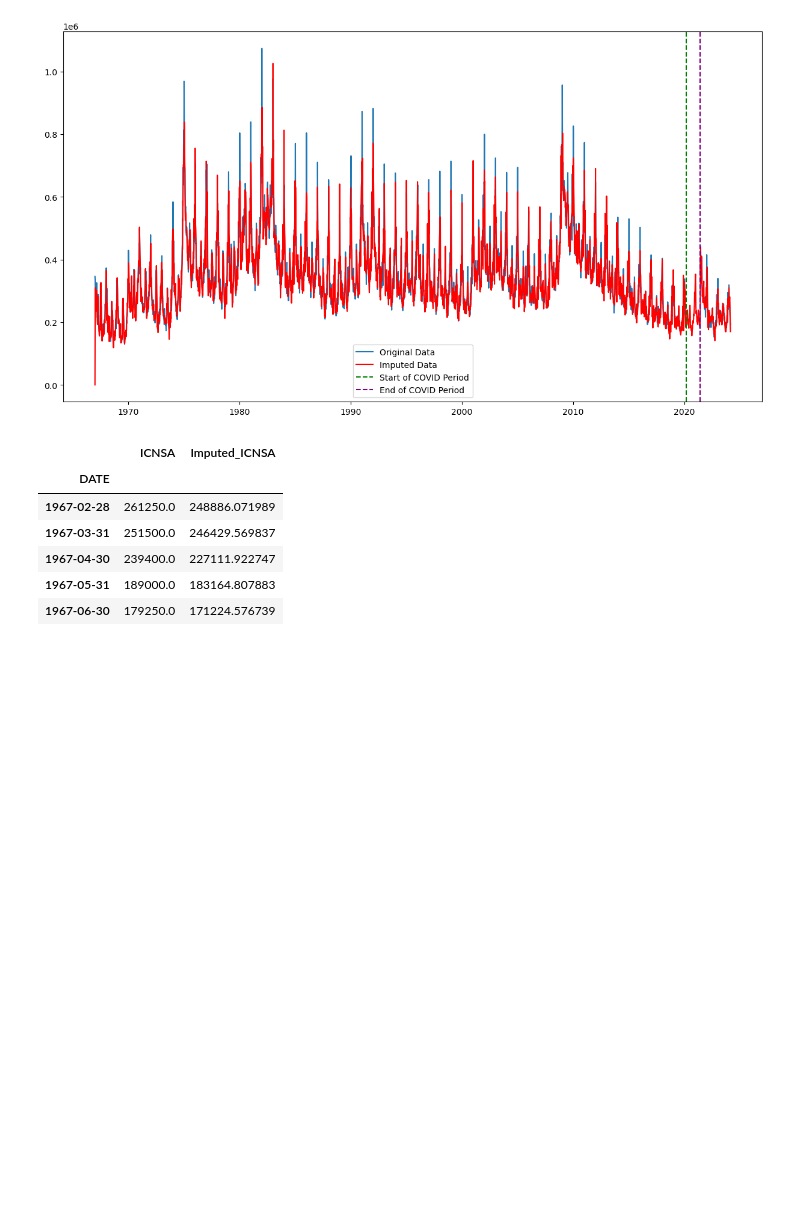
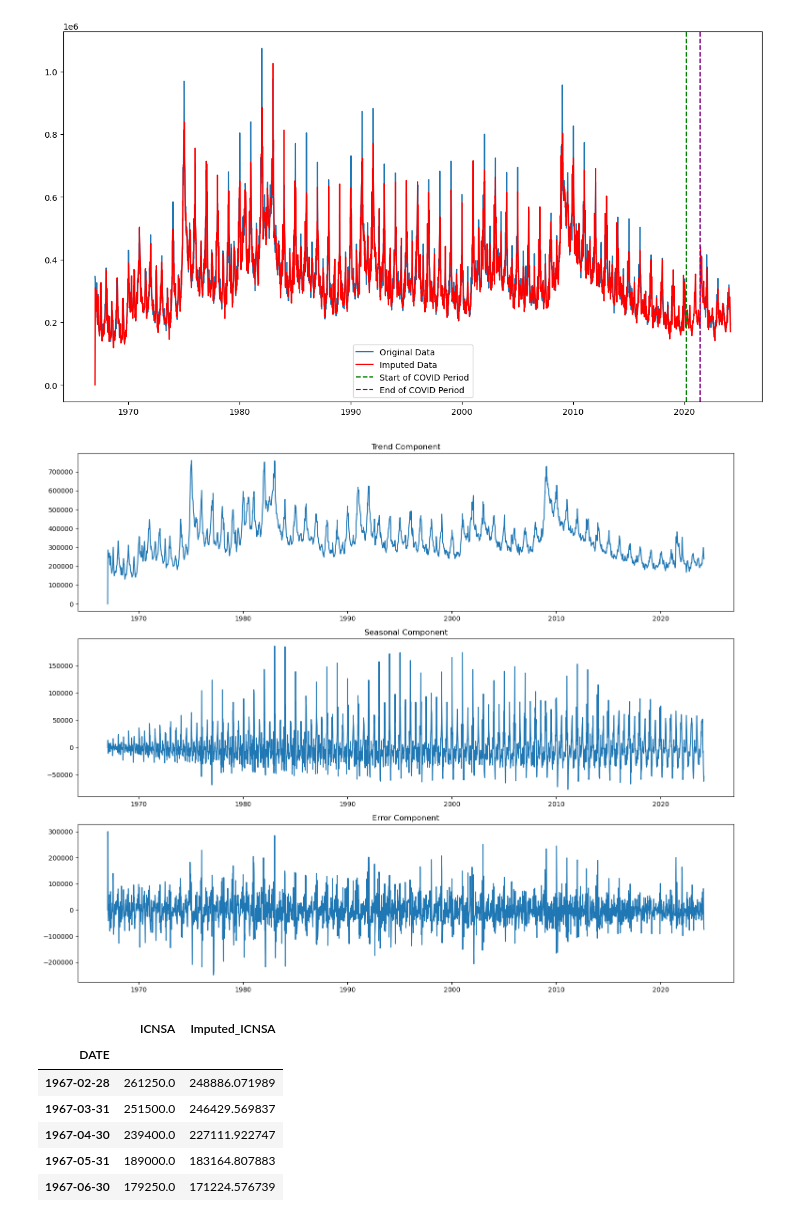
Before and after one commit to Sahadat31/ICNSA_Covariate, a Jupyter notebook: ICNSA_STATE_SPACE.ipynb, the cells around one changed output. Drawn from its saved outputs; the diff is of its cells as text; code cells hidden in the pictures; blank space fills up the shorter version.

Commit message:
using state space model

```diff
--- a/ICNSA_STATE_SPACE.ipynb
+++ b/ICNSA_STATE_SPACE.ipynb
@@ -93,6 +93,40 @@ plt.legend()
 plt.show()
 # %% [output]
 [figure]
+# %%
+model_with_imputed = UnobservedComponents(
+    icnsa_df['Imputed_ICNSA'],
+    level='llevel',
+    seasonal=52,
+    freq_seasonal=[{'period': 52}],
+    autoregressive=1,
+    robust=True
+)
+
+imputed_results = model_with_imputed.fit()
+
+
+# Plotting the components of the model
+fig, axes = plt.subplots(nrows=3, ncols=1, figsize=(15, 12))
+
+# Level/Trend
+axes[0].plot(icnsa_df.index, imputed_results.level.smoothed, label='Trend')
+axes[0].set_title('Trend Component')
+
+# Seasonal
+axes[1].plot(icnsa_df.index, imputed_results.seasonal.smoothed, label='Seasonal')
+axes[1].set_title('Seasonal Component')
+
+
+# Error
+axes[2].plot(icnsa_df.index, imputed_results.resid, label='Error')
+axes[2].set_title('Error Component')
+
+# Show the plot
+plt.tight_layout()
+plt.show()
+# %% [output]
+[figure, added]
 # %%
 df = icnsa_df.resample('M').mean()
 df=df.iloc[1:len(df)-1]
```
Also changed, not shown: parts of 3 cells of this notebook.
